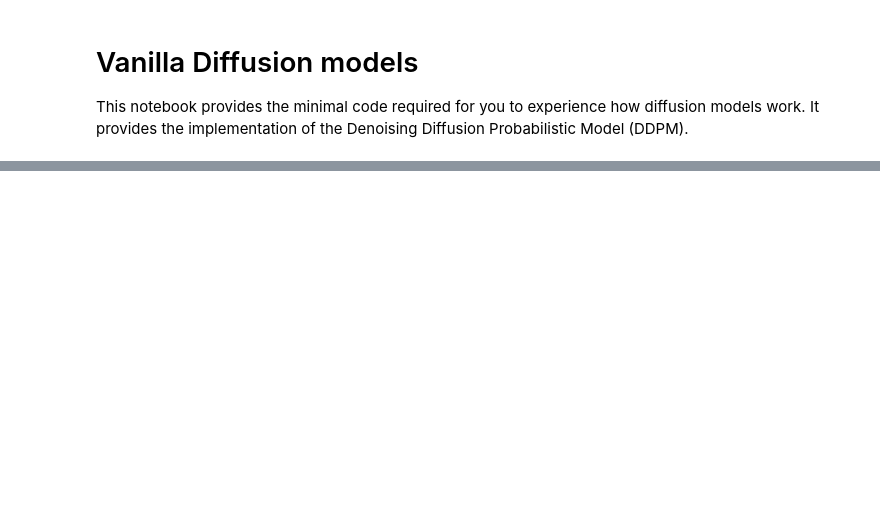
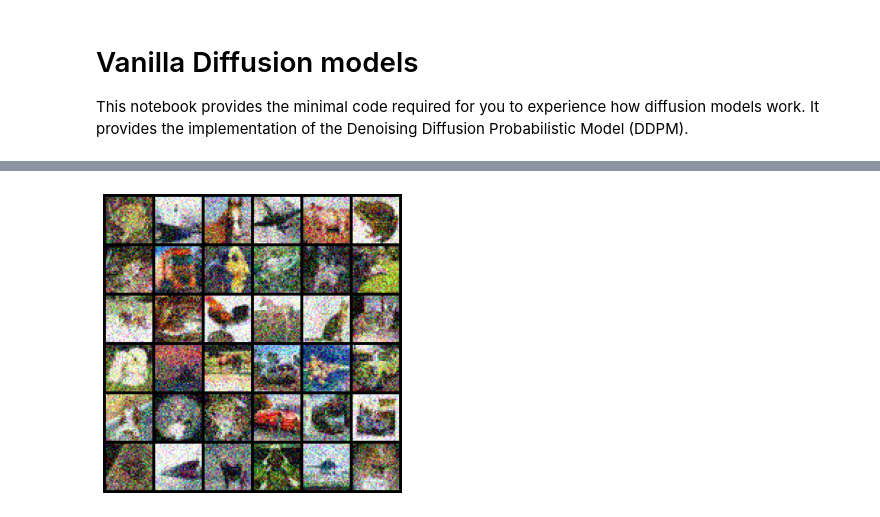
Before and after one commit to gabrielraya/vanilla-diffusion-model, a Jupyter notebook: Vanilla_Diffusion_models.ipynb, the cells around one changed output, grey strips where cells are left out. Drawn from its saved outputs; the diff is of its cells as text; code cells hidden in the pictures; blank space fills up the shorter version.

```diff
--- a/Vanilla_Diffusion_models.ipynb
+++ b/Vanilla_Diffusion_models.ipynb
@@ -120,0 +430,15 @@ score_model = torch.nn.DataParallel(score_model)
+# %%
+# perturbed data
+t = 100
+t = t * torch.ones(batch.shape[0], dtype=int, device=batch.device)
+t
+# obtain forward t-step transition distribution
+mean, std = diffusion.t_step_transition_prob(scaler(batch), t)
+# # by reparameterization we obtain x_t
+z = torch.randn_like(batch)
+x_t = mean + std[:, None, None, None]*z
+
+
+plts.save_image(inverse_scaler(x_t).clamp(0,1), results_dir, n=36, pos="vertical", name="t_", show=True)
+# %% [output]
+[figure, added]
```
Also changed, not shown: parts of 37 cells of this notebook.
